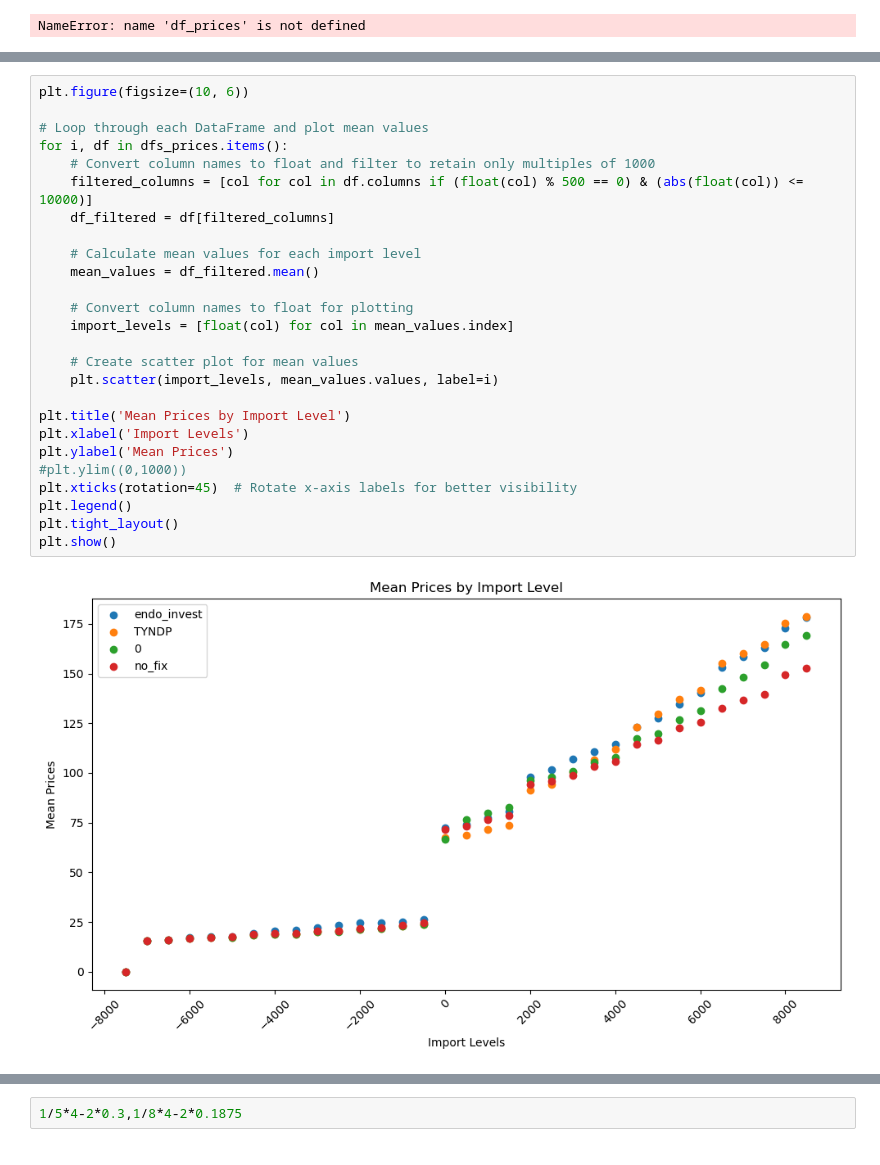
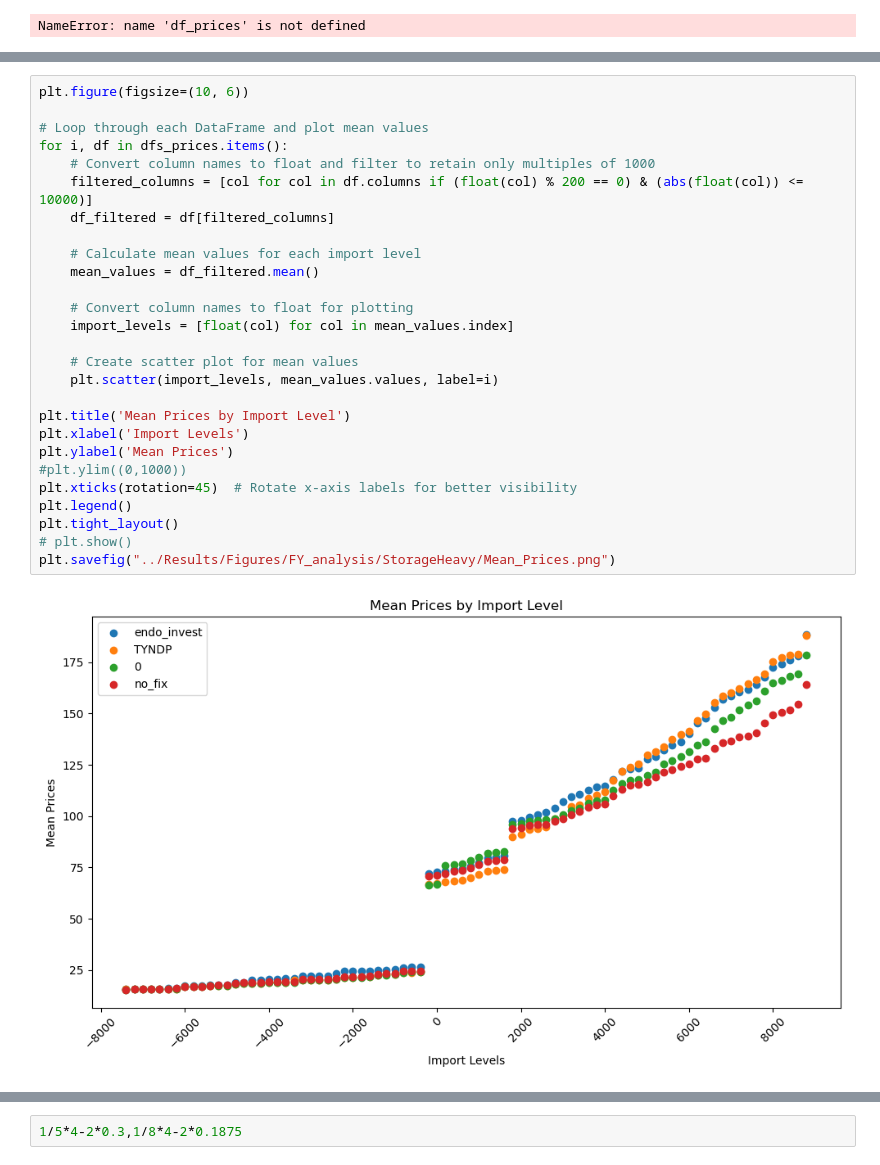
Before and after one commit to KristofPhillips95/ImportExport, a Jupyter notebook: analysis_scripts/PricesAnalysis.ipynb, the cells around one changed output, grey strips where cells are left out. Drawn from its saved outputs; the diff is of its cells as text.

```diff
--- a/analysis_scripts/PricesAnalysis.ipynb
+++ b/analysis_scripts/PricesAnalysis.ipynb
@@ -41,31 +72,32 @@ NameError: name 'df_prices' is not defined
 # %%
 plt.figure(figsize=(10, 6))
 
 # Loop through each DataFrame and plot mean values
 for i, df in dfs_prices.items():
     # Convert column names to float and filter to retain only multiples of 1000
-    filtered_columns = [col for col in df.columns if (float(col) % 500 == 0) & (abs(float(col)) <= 10000)]
+    filtered_columns = [col for col in df.columns if (float(col) % 200 == 0) & (abs(float(col)) <= 10000)]
     df_filtered = df[filtered_columns]
 
     # Calculate mean values for each import level
     mean_values = df_filtered.mean()
 
     # Convert column names to float for plotting
     import_levels = [float(col) for col in mean_values.index]
 
     # Create scatter plot for mean values
     plt.scatter(import_levels, mean_values.values, label=i)
 
 plt.title('Mean Prices by Import Level')
 plt.xlabel('Import Levels')
 plt.ylabel('Mean Prices')
 #plt.ylim((0,1000))
 plt.xticks(rotation=45)  # Rotate x-axis labels for better visibility
 plt.legend()
 plt.tight_layout()
-plt.show()
+# plt.show()
+plt.savefig("../Results/Figures/FY_analysis/StorageHeavy/Mean_Prices.png")
 # %% [output]
-[figure, old version]
+[figure, new version]
 # %%
 import matplotlib.pyplot as plt
 
```
Also changed, not shown: parts of 7 cells of this notebook, 2 other files.
